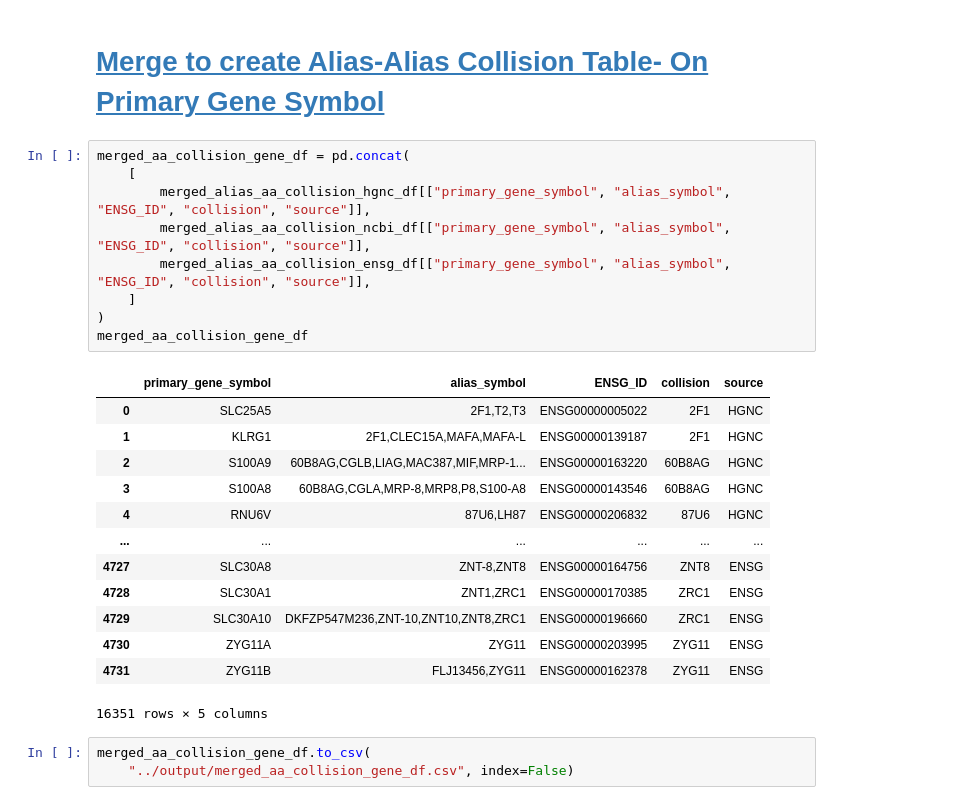
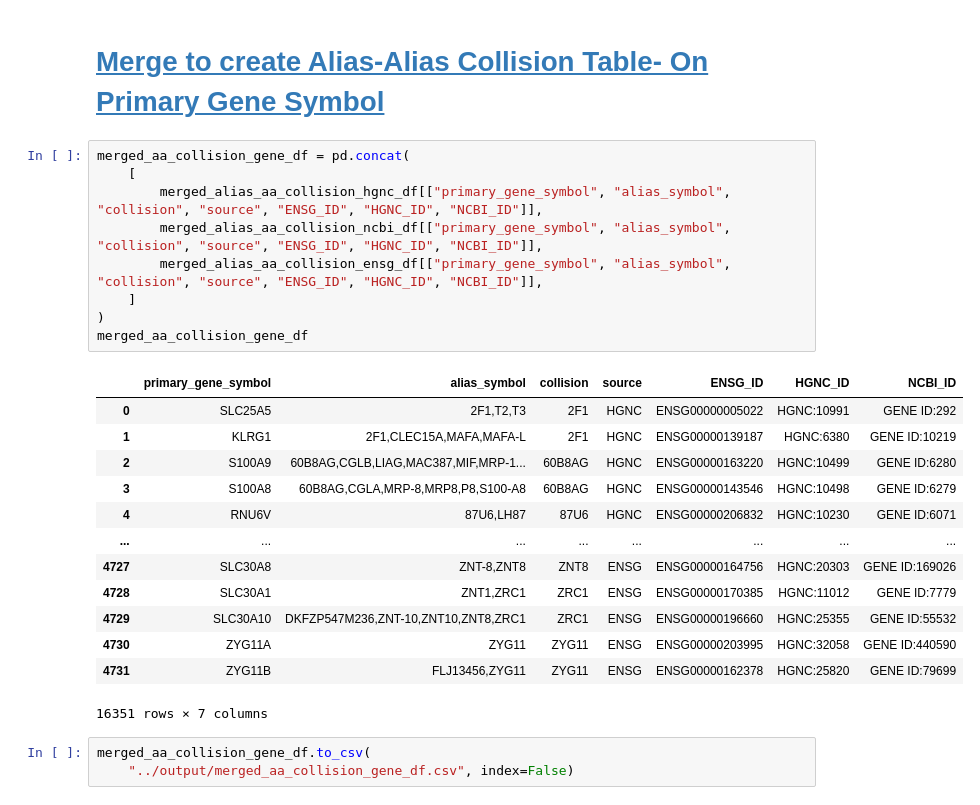
Before and after one commit to cancervariants/gene-harmony-analysis, a Jupyter notebook: analysis/2_alias_alias_collision_analysis.ipynb, the cells around one changed output. Saved outputs shown, nothing was run; the diff lists cells and outputs as text.

```diff
--- a/analysis/2_alias_alias_collision_analysis.ipynb
+++ b/analysis/2_alias_alias_collision_analysis.ipynb
@@ -252,26 +252,26 @@ aa_record_count_ncbi
 # %%
 merged_aa_collision_gene_df = pd.concat(
     [
-        merged_alias_aa_collision_hgnc_df[["primary_gene_symbol", "alias_symbol", "ENSG_ID", "collision", "source"]],
-        merged_alias_aa_collision_ncbi_df[["primary_gene_symbol", "alias_symbol", "ENSG_ID", "collision", "source"]],
-        merged_alias_aa_collision_ensg_df[["primary_gene_symbol", "alias_symbol", "ENSG_ID", "collision", "source"]],
+        merged_alias_aa_collision_hgnc_df[["primary_gene_symbol", "alias_symbol", "collision", "source", "ENSG_ID", "HGNC_ID", "NCBI_ID"]],
+        merged_alias_aa_collision_ncbi_df[["primary_gene_symbol", "alias_symbol", "collision", "source", "ENSG_ID", "HGNC_ID", "NCBI_ID"]],
+        merged_alias_aa_collision_ensg_df[["primary_gene_symbol", "alias_symbol", "collision", "source", "ENSG_ID", "HGNC_ID", "NCBI_ID"]],
     ]
 )
 merged_aa_collision_gene_df
 # %% [output]
-|  | primary_gene_symbol | alias_symbol | ENSG_ID | collision | source |
-| 0 | SLC25A5 | 2F1,T2,T3 | ENSG00000005022 | 2F1 | HGNC |
-| 1 | KLRG1 | 2F1,CLEC15A,MAFA,MAFA-L | ENSG00000139187 | 2F1 | HGNC |
-| 2 | S100A9 | 60B8AG,CGLB,LIAG,MAC387,MIF,MRP-1... | ENSG00000163220 | 60B8AG | HGNC |
-| 3 | S100A8 | 60B8AG,CGLA,MRP-8,MRP8,P8,S100-A8 | ENSG00000143546 | 60B8AG | HGNC |
-| 4 | RNU6V | 87U6,LH87 | ENSG00000206832 | 87U6 | HGNC |
-| ... | ... | ... | ... | ... | ... |
-| 4727 | SLC30A8 | ZNT-8,ZNT8 | ENSG00000164756 | ZNT8 | ENSG |
-| 4728 | SLC30A1 | ZNT1,ZRC1 | ENSG00000170385 | ZRC1 | ENSG |
-| 4729 | SLC30A10 | DKFZP547M236,ZNT-10,ZNT10,ZNT8,ZRC1 | ENSG00000196660 | ZRC1 | ENSG |
-| 4730 | ZYG11A | ZYG11 | ENSG00000203995 | ZYG11 | ENSG |
-| 4731 | ZYG11B | FLJ13456,ZYG11 | ENSG00000162378 | ZYG11 | ENSG |
+|  | primary_gene_symbol | alias_symbol | collision | source | ENSG_ID | HGNC_ID | NCBI_ID |
+| 0 | SLC25A5 | 2F1,T2,T3 | 2F1 | HGNC | ENSG00000005022 | HGNC:10991 | GENE ID:292 |
+| 1 | KLRG1 | 2F1,CLEC15A,MAFA,MAFA-L | 2F1 | HGNC | ENSG00000139187 | HGNC:6380 | GENE ID:10219 |
+| 2 | S100A9 | 60B8AG,CGLB,LIAG,MAC387,MIF,MRP-1... | 60B8AG | HGNC | ENSG00000163220 | HGNC:10499 | GENE ID:6280 |
+| 3 | S100A8 | 60B8AG,CGLA,MRP-8,MRP8,P8,S100-A8 | 60B8AG | HGNC | ENSG00000143546 | HGNC:10498 | GENE ID:6279 |
+| 4 | RNU6V | 87U6,LH87 | 87U6 | HGNC | ENSG00000206832 | HGNC:10230 | GENE ID:6071 |
+| ... | ... | ... | ... | ... | ... | ... | ... |
+| 4727 | SLC30A8 | ZNT-8,ZNT8 | ZNT8 | ENSG | ENSG00000164756 | HGNC:20303 | GENE ID:169026 |
+| 4728 | SLC30A1 | ZNT1,ZRC1 | ZRC1 | ENSG | ENSG00000170385 | HGNC:11012 | GENE ID:7779 |
+| 4729 | SLC30A10 | DKFZP547M236,ZNT-10,ZNT10,ZNT8,ZRC1 | ZRC1 | ENSG | ENSG00000196660 | HGNC:25355 | GENE ID:55532 |
+| 4730 | ZYG11A | ZYG11 | ZYG11 | ENSG | ENSG00000203995 | HGNC:32058 | GENE ID:440590 |
+| 4731 | ZYG11B | FLJ13456,ZYG11 | ZYG11 | ENSG | ENSG00000162378 | HGNC:25820 | GENE ID:79699 |
-16351 rows × 5 columns
+16351 rows × 7 columns
 # %%
 merged_aa_collision_gene_df.to_csv(
     "../output/merged_aa_collision_gene_df.csv", index=False)
```
Also changed, not shown: parts of 1 cell of this notebook, 13 other files.
